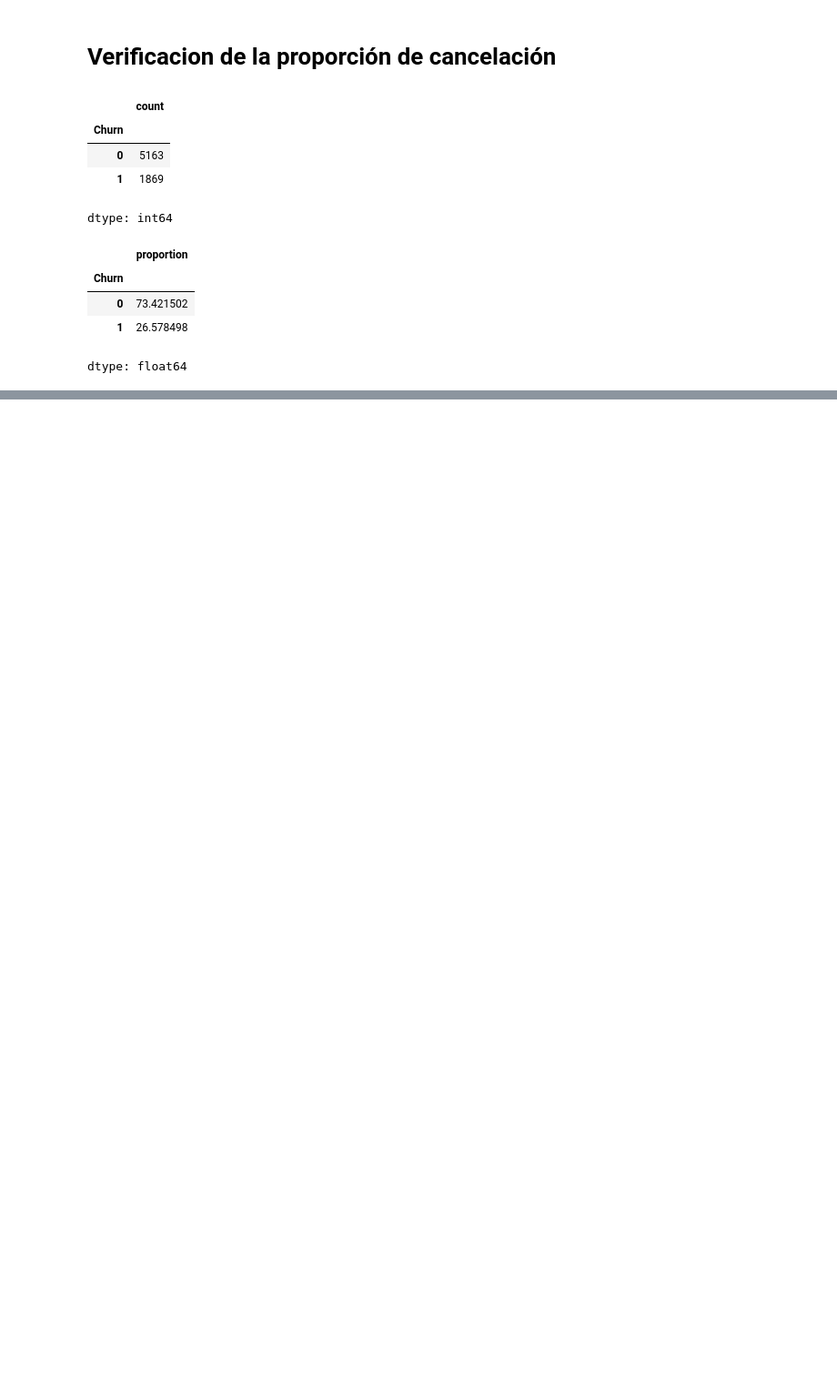
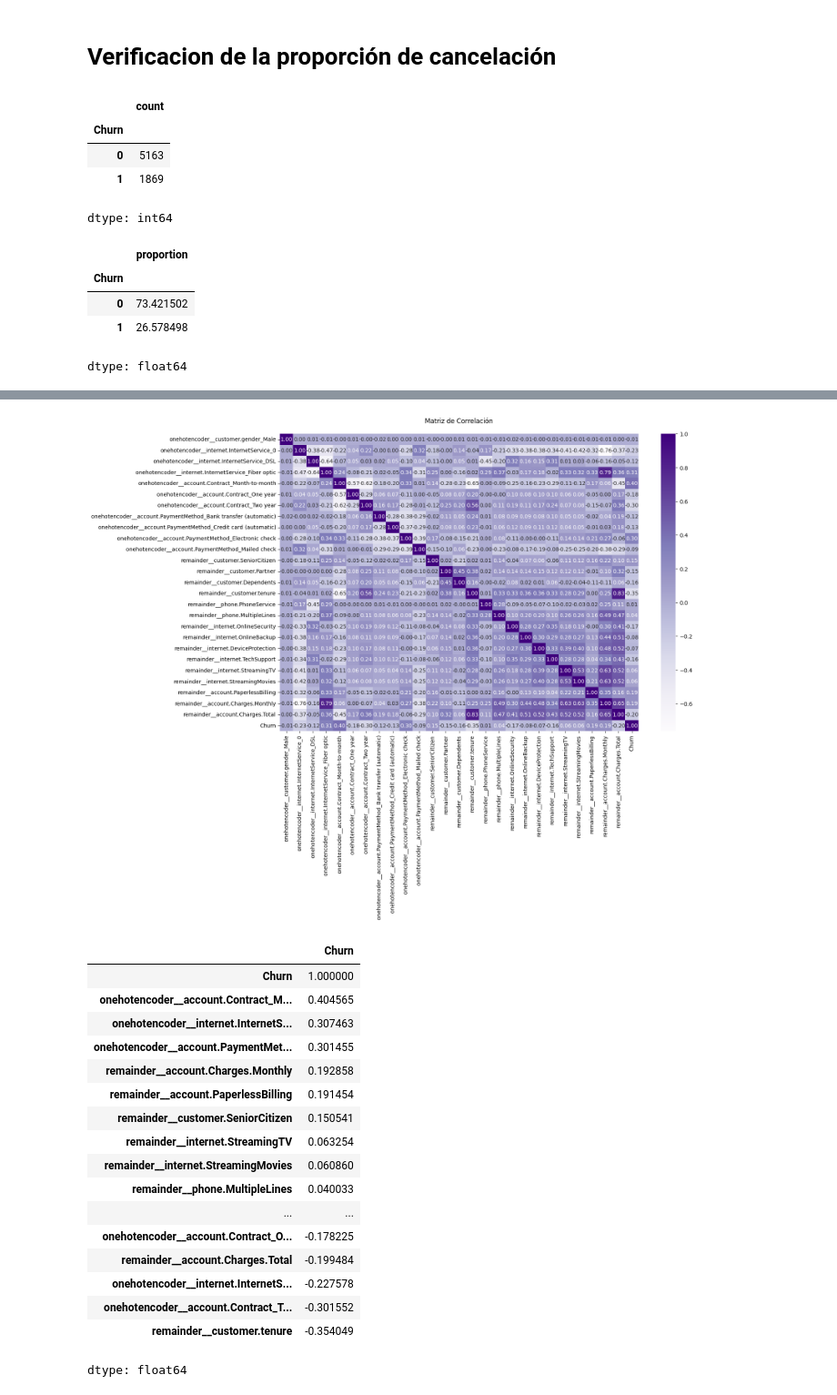
Before and after one commit to DarkLyng/Challenge-TelecomX_P2, a Jupyter notebook: Telecom_X_P2.ipynb, the cells around one changed output, grey strips where cells are left out. Shown at 91% size. Drawn from its saved outputs; the diff is of its cells as text; code cells hidden in the pictures; blank space fills up the shorter version.

```diff
--- a/Telecom_X_P2.ipynb
+++ b/Telecom_X_P2.ipynb
@@ -63,0 +97,55 @@ dtype: float64
+# %%
+# Transforma las variables categóricas a formato numérico para hacerlas compatibles con los algoritmos de machine learning.
+# método de codificación "one-hot encoding".
+
+from sklearn.preprocessing import OneHotEncoder
+from sklearn.compose import make_column_transformer
+
+one_hot = make_column_transformer((OneHotEncoder(drop = 'if_binary'), ['customer.gender', 'internet.InternetService',
+                                  'account.Contract', 'account.PaymentMethod']),
+                                  remainder= 'passthrough',
+                                  sparse_threshold= 0,
+                                  force_int_remainder_cols= False)
+# %%
+# Se ajusta con TODO el dataset (menos la columna objetivo)
+one_hot.fit(datos.drop('Churn', axis=1))
+
+# Se transforma TODO el dataset
+datos_encoded = one_hot.transform(datos.drop('Churn', axis=1))
+
+#Recuperar los nombres de las columnas
+nombres_columnas = one_hot.get_feature_names_out()
+# %%
+#crear el data frame con los nombres correctos
+X = pd.DataFrame(datos_encoded, columns = nombres_columnas)
+
+#variable objetivo
+y = datos['Churn']
+# %%
+#Gráfica de correlación
+plt.figure(figsize=(15,10))
+sns.heatmap(pd.concat([X, y], axis = 1).corr(), cmap='Purples', annot = True, fmt = ".2f")
+plt.title("Matriz de Correlación", pad=20)
+plt.show()
+
+pd.concat([X, y], axis=1).corr()['Churn'].sort_values(ascending=False)
+# %% [output]
+[figure, added]
+|  | Churn |
+| Churn | 1.000000 |
+| onehotencoder__account.Contract_M... | 0.404565 |
+| onehotencoder__internet.InternetS... | 0.307463 |
+| onehotencoder__account.PaymentMet... | 0.301455 |
+| remainder__account.Charges.Monthly | 0.192858 |
+| remainder__account.PaperlessBilling | 0.191454 |
+| remainder__customer.SeniorCitizen | 0.150541 |
+| remainder__internet.StreamingTV | 0.063254 |
+| remainder__internet.StreamingMovies | 0.060860 |
+| remainder__phone.MultipleLines | 0.040033 |
+| ... | ... |
+| onehotencoder__account.Contract_O... | -0.178225 |
+| remainder__account.Charges.Total | -0.199484 |
+| onehotencoder__internet.InternetS... | -0.227578 |
+| onehotencoder__account.Contract_T... | -0.301552 |
+| remainder__customer.tenure | -0.354049 |
+dtype: float64
```
Also changed, not shown: parts of 30 cells of this notebook.
